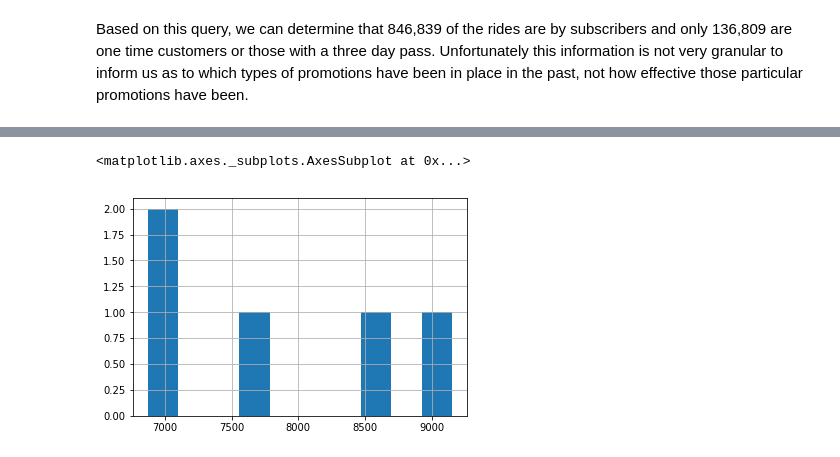
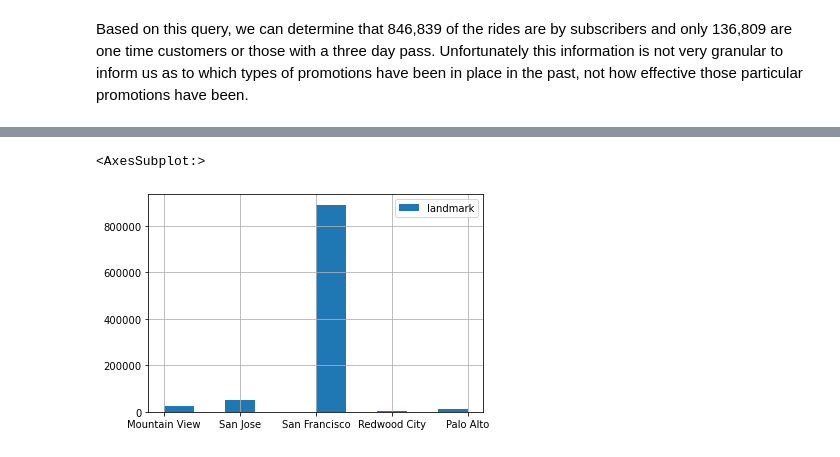
Before and after one commit to johclark29/project1, a Jupyter notebook: project1.ipynb, the cells around one changed output, grey strips where cells are left out. Cells and saved outputs as stored; diff of their text form; code cells hidden in the pictures.

```diff
--- a/project1.ipynb
+++ b/project1.ipynb
@@ -225,5 +170,5 @@ my_panda_data_frame
-# %%
-my_panda_data_frame.trip_freq.hist()
-# %% [output]
-<matplotlib.axes._subplots.AxesSubplot at 0x...>
-[figure, removed]
+# %%
+df.landmark.hist(legend = True)
+# %% [output]
+<AxesSubplot:>
+[figure, added]
```
Also changed, not shown: parts of 24 cells of this notebook.
